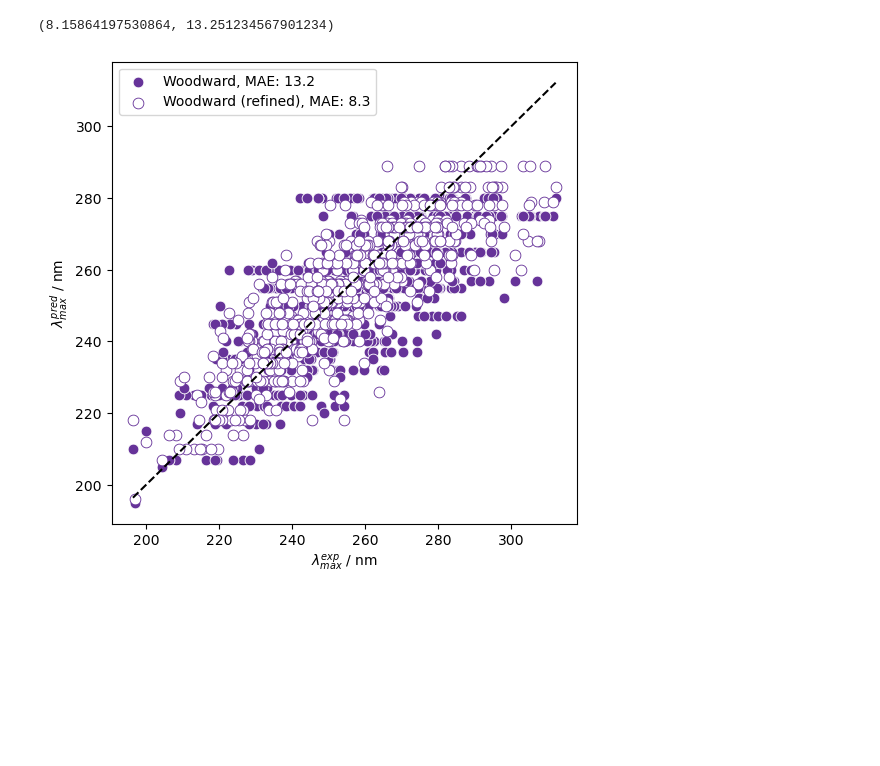
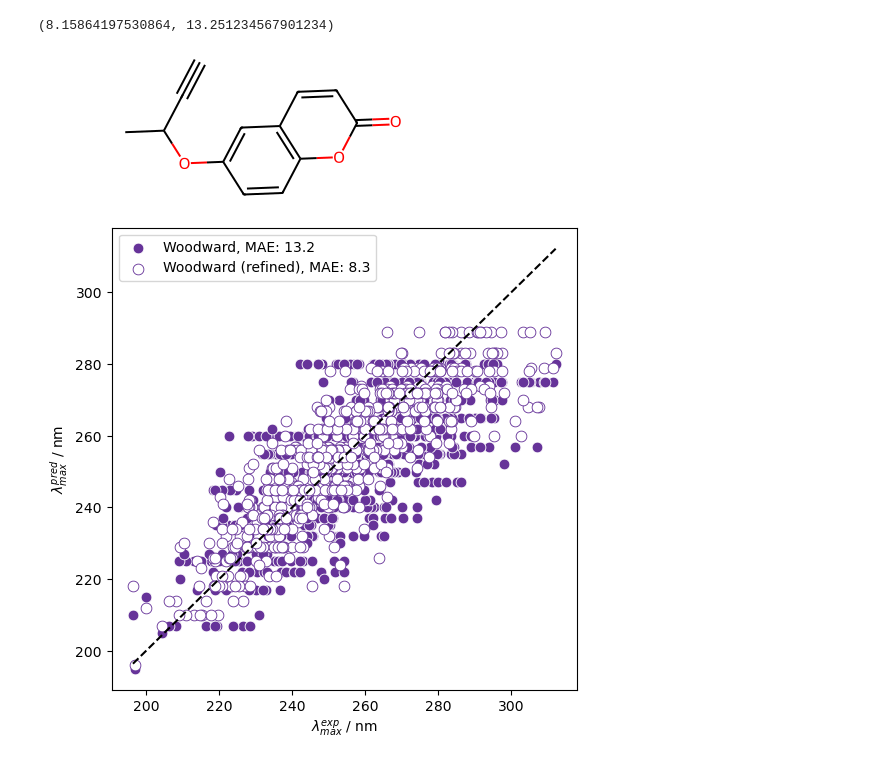
Before and after one commit to CompPhotoChem/ChromoPredict, a Jupyter notebook: examples/Refine_Woodward.ipynb, the cells around one changed output. Saved outputs shown, nothing was run; the diff lists cells and outputs as text; code cells hidden in the pictures; blank space fills up the shorter version.

```diff
--- a/examples/Refine_Woodward.ipynb
+++ b/examples/Refine_Woodward.ipynb
@@ -353,6 +353,10 @@ mae_ori = mean_absolute_error(df_4fit_wf['nm_b3lyp'], df_4fit_wf['nm_wf'])
 mae, mae_ori
 # %% [output]
 (8.15864197530864, 13.251234567901234)
+# %%
+rdkit.Chem.MolFromSmiles('CC(C#C)OC=1C=C2C=CC(OC2=CC1)=O')
+# %% [output]
+[figure, added]
 # %%
 import seaborn as sns
 import matplotlib.pyplot as plt
```
Also changed, not shown: 1 other file.
